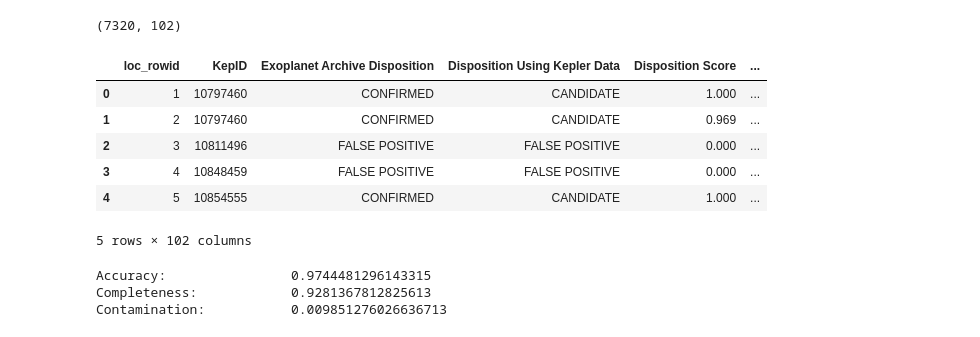
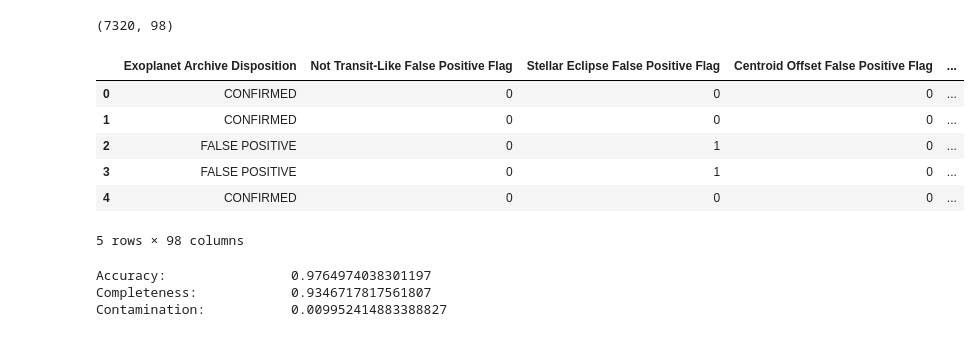
Before and after one commit to josiahcoad/LaSerenaDataScience, a Jupyter notebook: Expermental.ipynb, the cells around one changed output. Drawn from its saved outputs; the diff is of its cells as text; code cells hidden in the pictures.

```diff
--- a/Expermental.ipynb
+++ b/Expermental.ipynb
@@ -57,6 +57,9 @@ import warnings
 warnings.filterwarnings("ignore")
 # %%
 raw = pd.read_csv('KeplerData.csv')
+target_name = 'Exoplanet Archive Disposition'
+feature_names = raw.columns[4:]
+raw = raw[[target_name, *feature_names]]
 print(raw.shape)
 raw.head()
 # %% [output]
@@ -71,31 +79,32 @@ raw.head()
 # %%
-target_name = 'Exoplanet Archive Disposition'
-feature_names = list(set(raw.columns[4:]) - set(['Disposition Score']))
 # IMPUTE
 # Fill Disposition Score with 0.5
-raw_withoutna[:] = raw[:]
+raw_withoutna = raw[:]
 raw_withoutna['Disposition Score'].fillna(.5, inplace=True)
 # Fill flags with 0
 flag_names = ['Not Transit-Like False Positive Flag', 'Stellar Eclipse False Positive Flag', 'Centroid Offset False Positive Flag', 'Ephermeris Match Indicates Contamination False Positive Flag']
 raw_withoutna[flag_names].fillna(0, inplace=True)
 # Fill all other nulls with median
-raw_withoutna.fillna(data.median(), inplace=True)
+raw_withoutna.fillna(raw_withoutna.median(), inplace=True)
 # remove canidates for prediction (2244 rows)
-data = raw[[target_name, *feature_names]]
 data = raw_withoutna[raw_withoutna[target_name] != 'CANDIDATE']
+# remove column 'Disposition Score' becuase it is not really a feature
+data = data.drop(['Disposition Score'], axis=1)
+feature_names = list(set(feature_names) - set(['Disposition Score']))
 print(data.shape)
 data.head()
 # %% [output]
-(7320, 102)
+(7320, 98)
-|  | loc_rowid | KepID | Exoplanet Archive Disposition | Disposition Using Kepler Data | Disposition Score | ... |
-| 0 | 1 | 10797460 | CONFIRMED | CANDIDATE | 1.000 | ... |
-| 1 | 2 | 10797460 | CONFIRMED | CANDIDATE | 0.969 | ... |
-| 2 | 3 | 10811496 | FALSE POSITIVE | FALSE POSITIVE | 0.000 | ... |
-| 3 | 4 | 10848459 | FALSE POSITIVE | FALSE POSITIVE | 0.000 | ... |
-| 4 | 5 | 10854555 | CONFIRMED | CANDIDATE | 1.000 | ... |
+|  | Exoplanet Archive Disposition | Not Transit-Like False Positive Flag | Stellar Eclipse False Positive Flag | Centroid Offset False Positive Flag | ... |
+| 0 | CONFIRMED | 0 | 0 | 0 | ... |
+| 1 | CONFIRMED | 0 | 0 | 0 | ... |
+| 2 | FALSE POSITIVE | 0 | 1 | 0 | ... |
+| 3 | FALSE POSITIVE | 0 | 1 | 0 | ... |
+| 4 | CONFIRMED | 0 | 0 | 0 | ... |
-5 rows × 102 columns
+5 rows × 98 columns
 # %%
 scoring = ['accuracy', 'precision', 'recall']
+clf = RandomForestClassifier(random_state=0)
 scores = cross_validate(clf, data[feature_names],
                         data[target_name]=='CONFIRMED', scoring=scoring,
                         cv=5, return_train_score=True)
@@ -104,9 +113,9 @@ print("Completeness:\t\t", np.mean(scores['test_recall']))
 print("Contamination:\t\t", 1 - np.mean(scores['test_precision']))
 print('\n')
 # %% [output]
-Accuracy:                0.9744481296143315
-Completeness:            0.9281367812825613
-Contamination:           0.009851276026636713
+Accuracy:                0.9764974038301197
+Completeness:            0.9346717817561807
+Contamination:           0.009952414883388827
 # %%
 clf.fit(data[feature_names], data[target_name])
 values = list(zip(data[feature_names], clf.feature_importances_))
```
Also changed, not shown: parts of 16 cells of this notebook.
